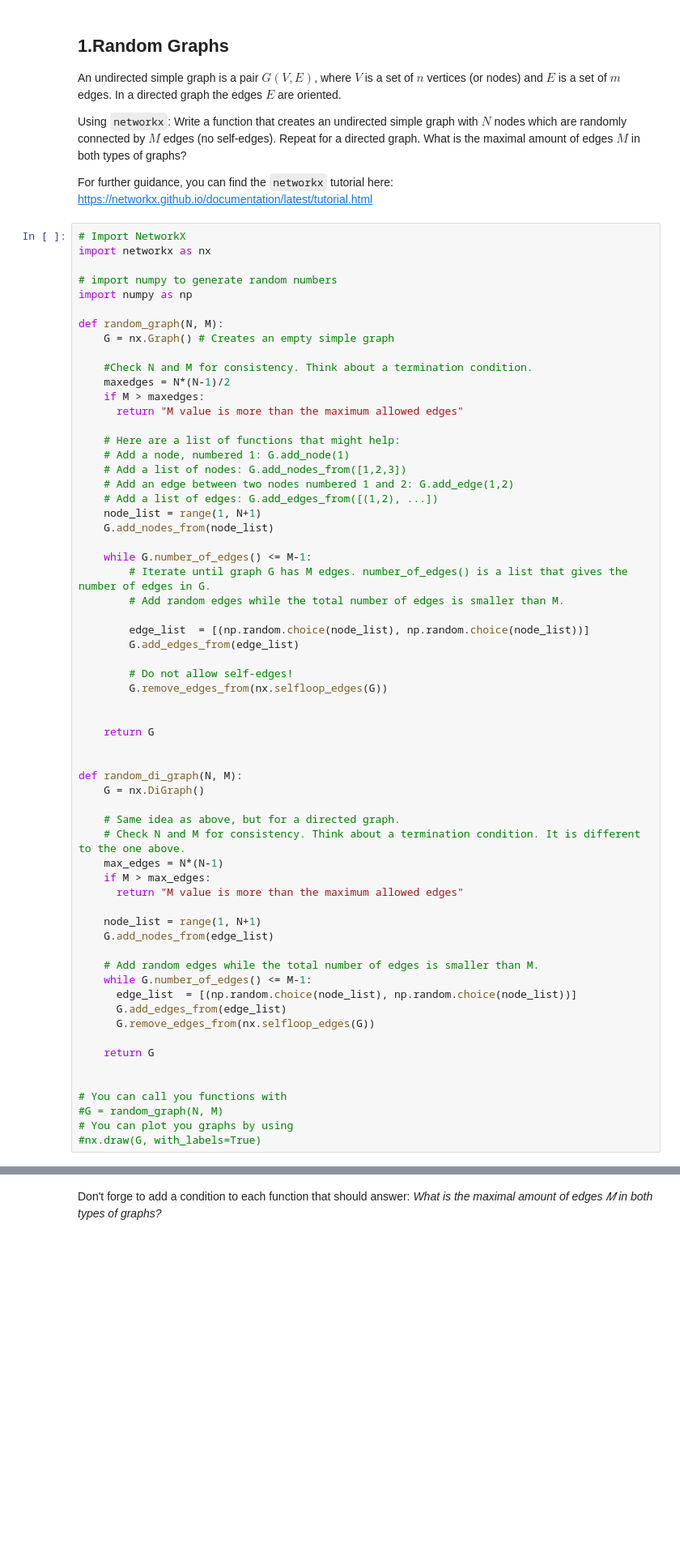
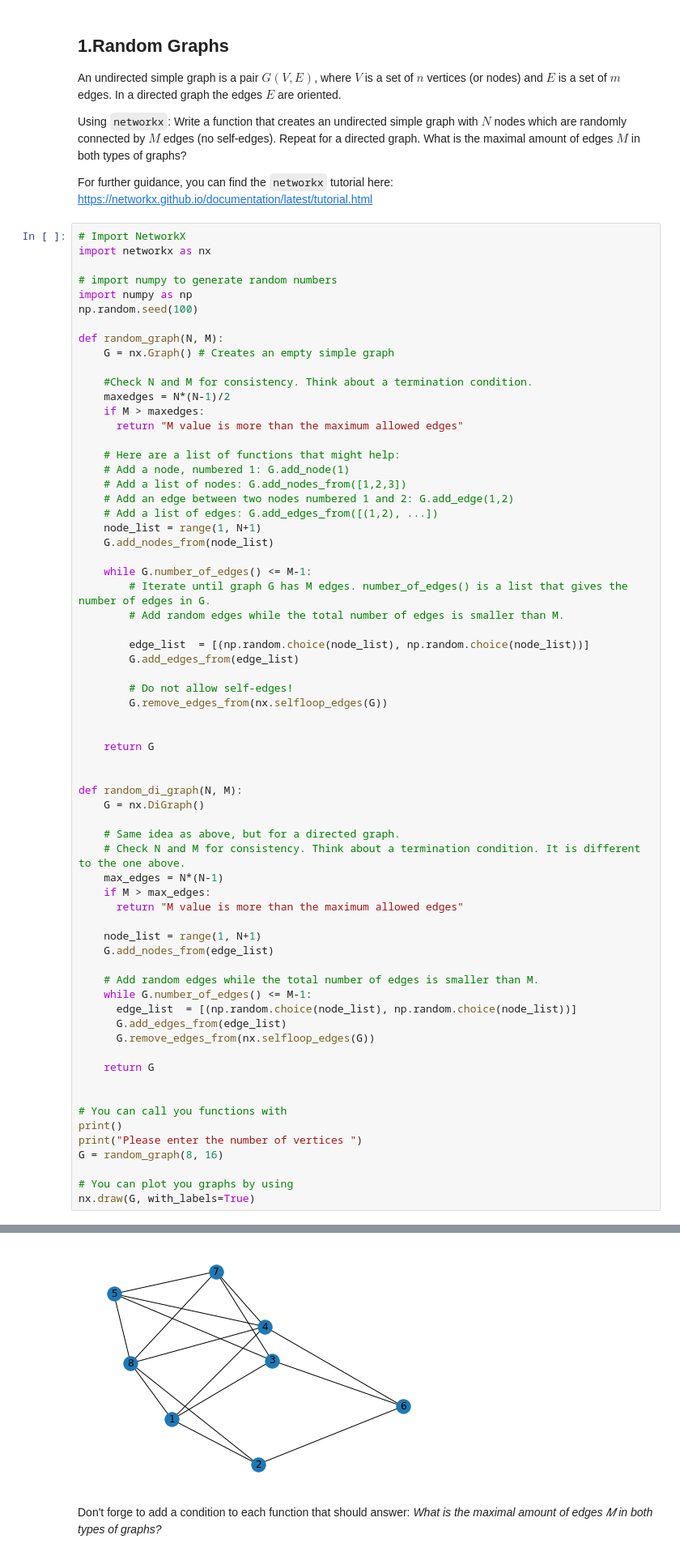
Before and after one commit to ramsurya98/Introduction-Network-Science-2021, a Jupyter notebook: Exercise01/NetworksExercise_01.ipynb, the cells around one changed output, grey strips where cells are left out. Shown at 81% size. Cells and saved outputs as stored; diff of their text form; blank space fills up the shorter version.

```diff
--- a/Exercise01/NetworksExercise_01.ipynb
+++ b/Exercise01/NetworksExercise_01.ipynb
@@ -29,6 +29,7 @@ import networkx as nx
 
 # import numpy to generate random numbers
 import numpy as np
+np.random.seed(100)
 
 def random_graph(N, M):
     G = nx.Graph() # Creates an empty simple graph
@@ -82,6 +83,10 @@ def random_di_graph(N, M):
 
 
 # You can call you functions with
-#G = random_graph(N, M)
+print()
+print("Please enter the number of vertices ")
+G = random_graph(8, 16)
+
 # You can plot you graphs by using
-#nx.draw(G, with_labels=True)
+nx.draw(G, with_labels=True)
+# %% [output]
@@ -88,3 +94,4 @@ def random_di_graph(N, M):
+[figure, added]
 # %% [markdown]
 Don't forge to add a condition to each function that should answer: *What is the maximal amount of edges 𝑀 in both types of graphs?*
 # %% [markdown]
```
Also changed, not shown: parts of 4 cells of this notebook.
